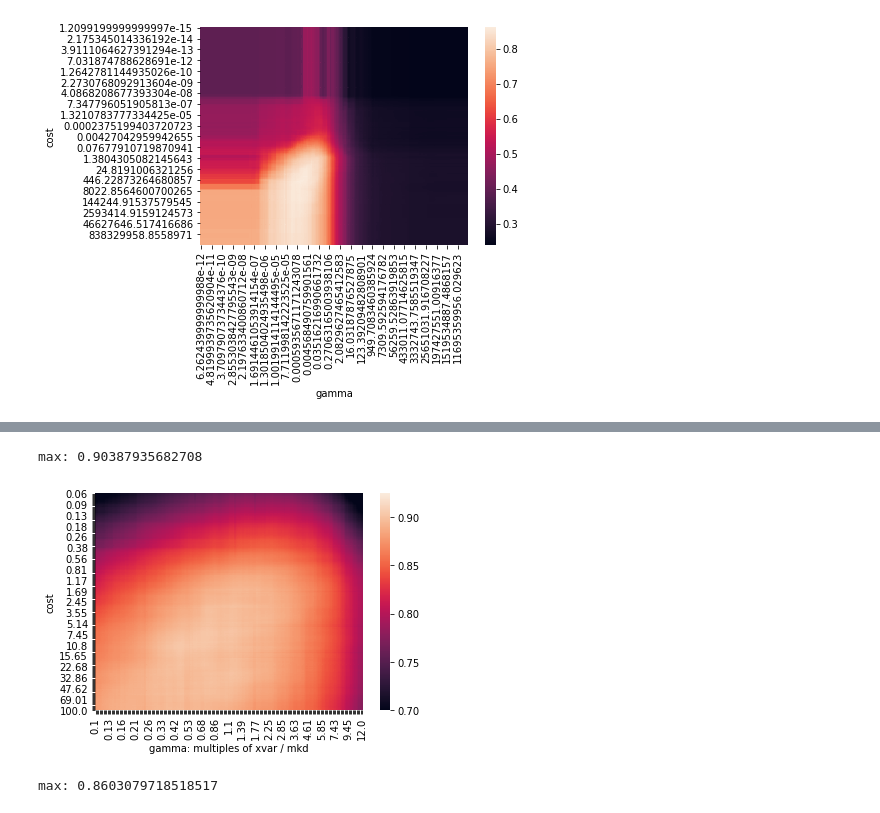
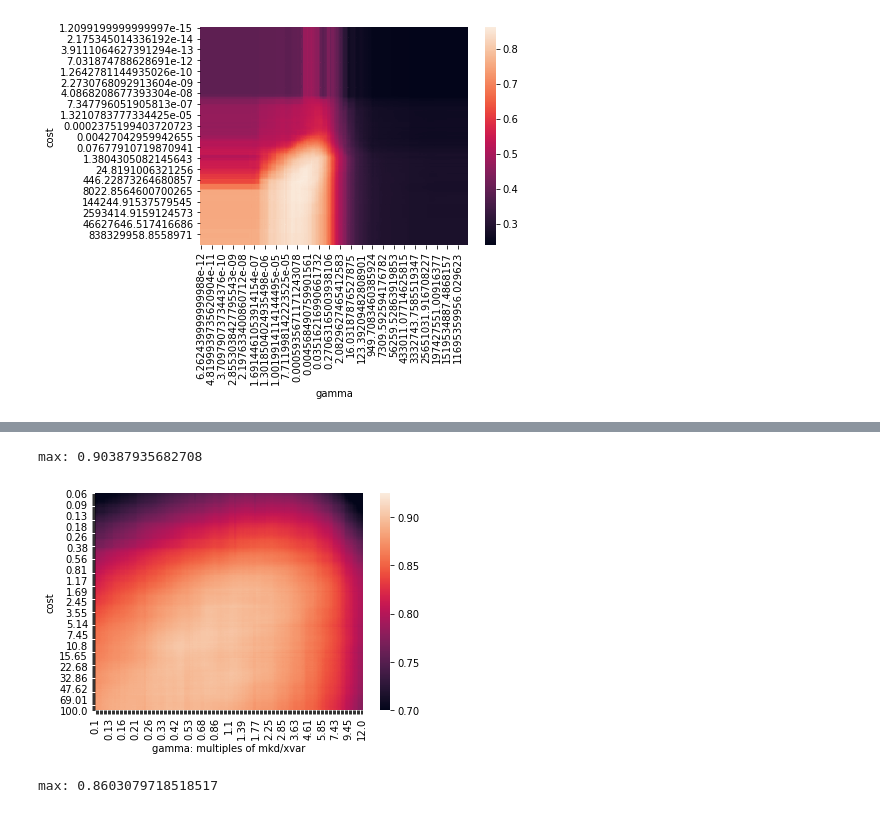
Before and after one commit to PGijsbers/symbolicdefaults, a Jupyter notebook: Surrogates.ipynb, the cells around one changed output, grey strips where cells are left out. Saved outputs shown, nothing was run; the diff lists cells and outputs as text; code cells hidden in the pictures.

```diff
--- a/Surrogates.ipynb
+++ b/Surrogates.ipynb
@@ -383,26 +383,27 @@ max: 0.86022269232384
 # %%
 # Warp with metafeatures m, mkd
-costs =  np.geomspace(0.02, 400, 201)
+costs =  np.geomspace(6e-2, 100, 201)
 gammas = np.geomspace(1e-1, 12, 201)
 configurations = list(itertools.product(costs, gammas))
 surrogate_scores = pd.DataFrame(list(configurations), columns=['cost','gamma'])
 
 for task, surrogate in problem.surrogates.items():
     if (task in problem.metadata.index):
         cfgs = list(itertools.product(costs, gammas * problem.metadata.loc[task,"mkd"] / problem.metadata.loc[task,"xvar"]))
         scores = surrogate.predict(cfgs)
         surrogate_scores[task] = scores
 
 surrogate_scores["mean"] = surrogate_scores.iloc[:, 2:].mean(axis=1)
 print(f"max: {surrogate_scores['mean'].max()}")
 surrogate_pivot = surrogate_scores.pivot("cost", "gamma", "mean")
 g = sns.heatmap(surrogate_pivot,
                 vmin=0.7, vmax=0.925,
                 xticklabels=[x if i % 10 == 0 else None for i, x in enumerate(surrogate_pivot.columns.values.round(2))],
                 yticklabels=[x if i % 10 == 0 else None for i, x in enumerate(surrogate_pivot.index.values.round(2))])
-g.set(xlabel='gamma: multiples of xvar / mkd')
+g.set(xlabel='gamma: multiples of mkd/xvar')
+plt.savefig("figures/svm_response_mkd.png", bbox_inches='tight', pad_inches=.1)
 plt.show(g)
 # %% [output]
 max: 0.90387935682708
-[figure, old version]
+[figure, new version]
 # %%
```
Also changed, not shown: parts of 3 cells of this notebook, 2 other files.
